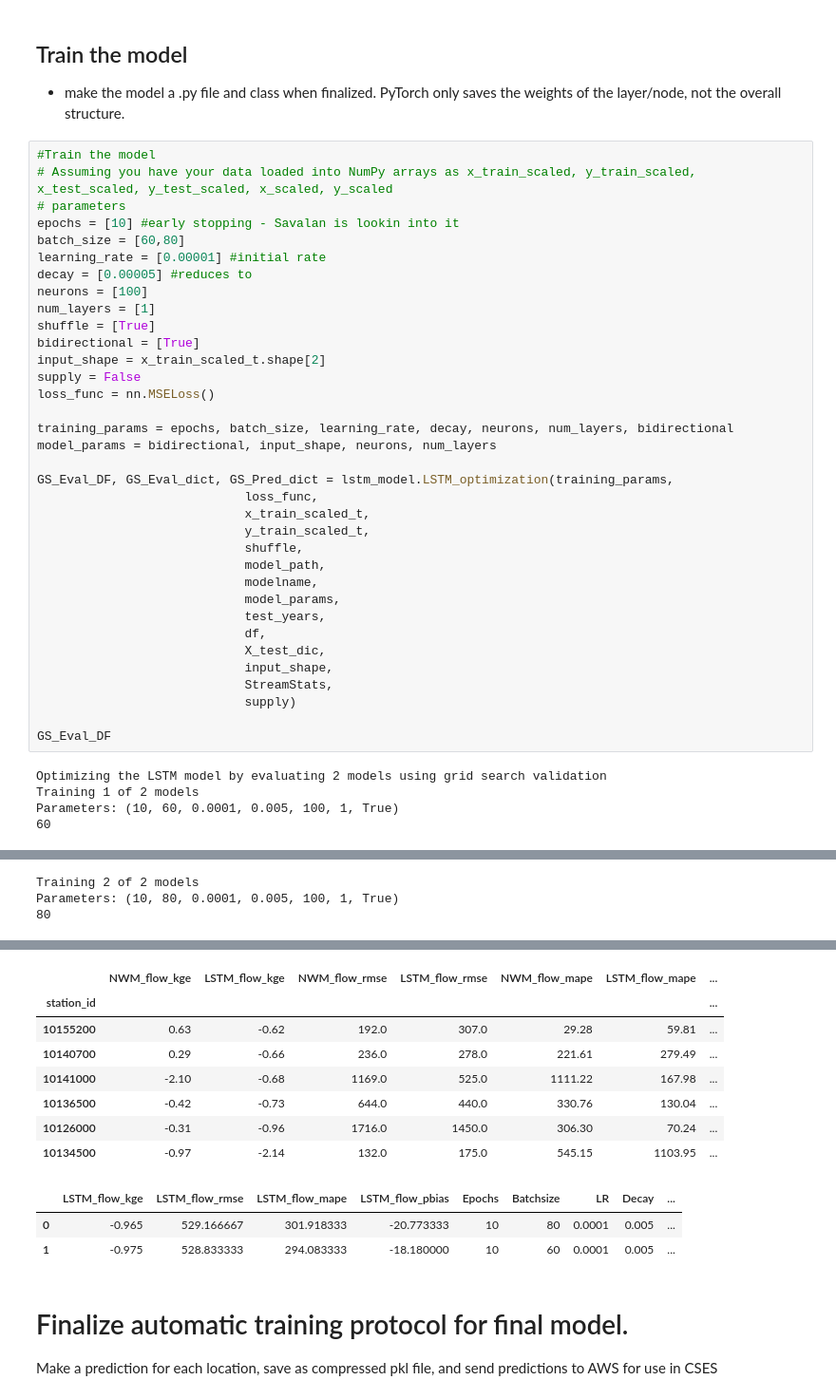
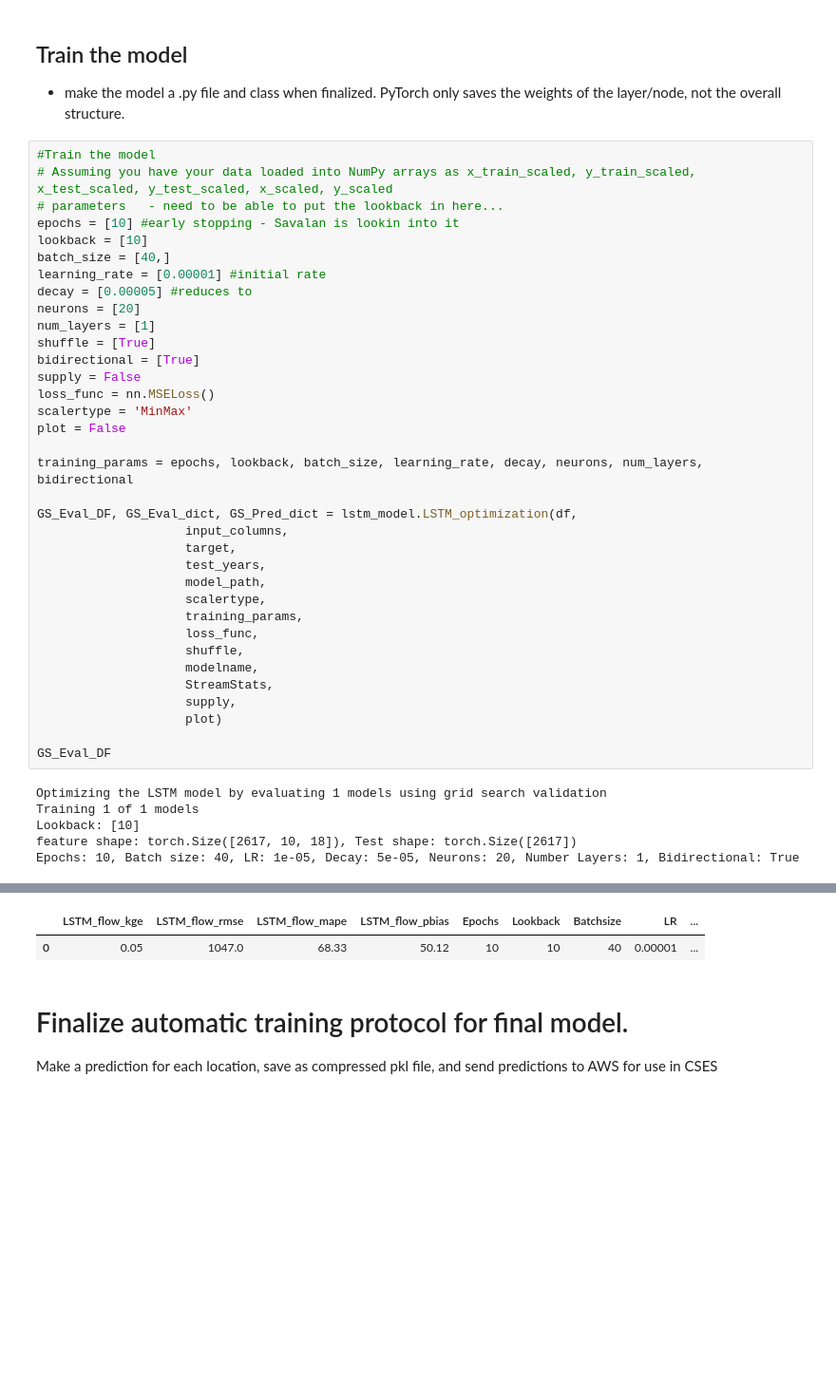
Before and after one commit to whitelightning450/NWM_ML, a Jupyter notebook: RJ/ModelDevelopment/lstm.ipynb, the cells around one changed output, grey strips where cells are left out. Shown: that part at 95% size. Saved outputs shown, nothing was run; the diff lists cells and outputs as text; blank space fills up the shorter version.

Commit message:
Made the lstm a class function

```diff
--- a/RJ/ModelDevelopment/lstm.ipynb
+++ b/RJ/ModelDevelopment/lstm.ipynb
@@ -157,40 +134,41 @@ torch.Size([26029, 10, 18]) torch.Size([26029])
 # %%
 #Train the model
 # Assuming you have your data loaded into NumPy arrays as x_train_scaled, y_train_scaled, x_test_scaled, y_test_scaled, x_scaled, y_scaled
-# parameters
+# parameters   - need to be able to put the lookback in here...
 epochs = [10] #early stopping - Savalan is lookin into it
-batch_size = [60,80]
+lookback = [10]
+batch_size = [40,]
 learning_rate = [0.00001] #initial rate
 decay = [0.00005] #reduces to
-neurons = [100]
+neurons = [20]
 num_layers = [1]
 shuffle = [True]
 bidirectional = [True]
-input_shape = x_train_scaled_t.shape[2]
 supply = False
 loss_func = nn.MSELoss()
+scalertype = 'MinMax'
+plot = False
 
-training_params = epochs, batch_size, learning_rate, decay, neurons, num_layers, bidirectional
-model_params = bidirectional, input_shape, neurons, num_layers
+training_params = epochs, lookback, batch_size, learning_rate, decay, neurons, num_layers, bidirectional
 
-GS_Eval_DF, GS_Eval_dict, GS_Pred_dict = lstm_model.LSTM_optimization(training_params,
-                            loss_func,
-                            x_train_scaled_t,
-                            y_train_scaled_t,
-                            shuffle,
-                            model_path,
-                            modelname,
-                            model_params,
-                            test_years,
-                            df,
-                            X_test_dic,
-                            input_shape,
-                            StreamStats,
-                            supply)
+GS_Eval_DF, GS_Eval_dict, GS_Pred_dict = lstm_model.LSTM_optimization(df,
+                    input_columns,
+                    target,
+                    test_years,
+                    model_path,
+                    scalertype,
+                    training_params,
+                    loss_func,
+                    shuffle,
+                    modelname,
+                    StreamStats,
+                    supply,
+                    plot)
 
 GS_Eval_DF
 # %% [output]
-Optimizing the LSTM model by evaluating 2 models using grid search validation
-Training 1 of 2 models
-Parameters: (10, 60, 0.0001, 0.005, 100, 1, True)
-60
+Optimizing the LSTM model by evaluating 1 models using grid search validation
+Training 1 of 1 models
+Lookback: [10]
+feature shape: torch.Size([2617, 10, 18]), Test shape: torch.Size([2617])
+Epochs: 10, Batch size: 40, LR: 1e-05, Decay: 5e-05, Neurons: 20, Number Layers: 1, Bidirectional: True
@@ -217,3 +191,0 @@ Run Time: 10.031770706176758 seconds
-Training 2 of 2 models
-Parameters: (10, 80, 0.0001, 0.005, 100, 1, True)
-80
@@ -232,14 +192,5 @@ Run Time: 7.850917339324951 seconds
-|  | NWM_flow_kge | LSTM_flow_kge | NWM_flow_rmse | LSTM_flow_rmse | NWM_flow_mape | LSTM_flow_mape | ... |
-| station_id |  |  |  |  |  |  | ... |
-| 10155200 | 0.63 | -0.62 | 192.0 | 307.0 | 29.28 | 59.81 | ... |
-| 10140700 | 0.29 | -0.66 | 236.0 | 278.0 | 221.61 | 279.49 | ... |
-| 10141000 | -2.10 | -0.68 | 1169.0 | 525.0 | 1111.22 | 167.98 | ... |
-| 10136500 | -0.42 | -0.73 | 644.0 | 440.0 | 330.76 | 130.04 | ... |
-| 10126000 | -0.31 | -0.96 | 1716.0 | 1450.0 | 306.30 | 70.24 | ... |
-| 10134500 | -0.97 | -2.14 | 132.0 | 175.0 | 545.15 | 1103.95 | ... |
+|  | LSTM_flow_kge | LSTM_flow_rmse | LSTM_flow_mape | LSTM_flow_pbias | Epochs | Lookback | Batchsize | LR | ... |
+| 0 | 0.05 | 1047.0 | 68.33 | 50.12 | 10 | 10 | 40 | 0.00001 | ... |
-|  | LSTM_flow_kge | LSTM_flow_rmse | LSTM_flow_mape | LSTM_flow_pbias | Epochs | Batchsize | LR | Decay | ... |
-| 0 | -0.965 | 529.166667 | 301.918333 | -20.773333 | 10 | 80 | 0.0001 | 0.005 | ... |
-| 1 | -0.975 | 528.833333 | 294.083333 | -18.180000 | 10 | 60 | 0.0001 | 0.005 | ... |
 # %% [markdown]
 # Finalize automatic training protocol for final model.
 Make a prediction for each location, save as compressed pkl file, and send predictions to AWS for use in CSES
```
Also changed, not shown: parts of 7 cells of this notebook, 11 other files.
